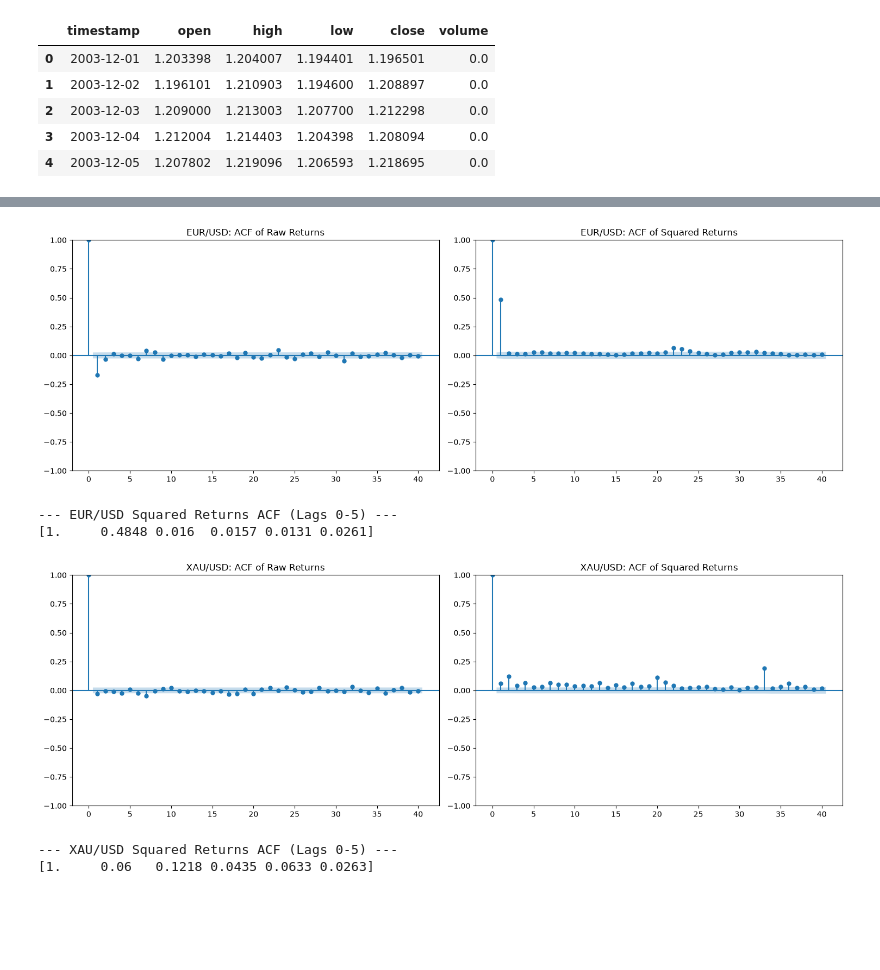
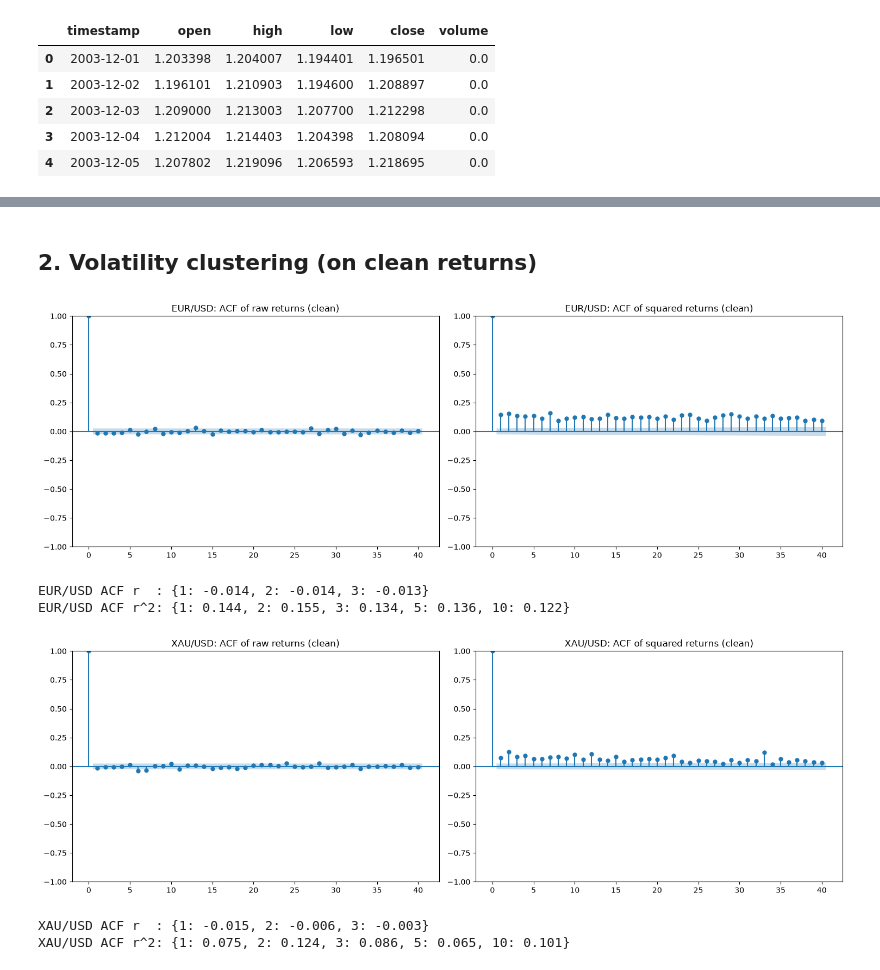
Before and after one commit to sebastiansalles/Synthetic-Market-Generator, a Jupyter notebook: notebooks/01_calibration.ipynb, the cells around one changed output, grey strips where cells are left out. Cells and saved outputs as stored; diff of their text form; code cells hidden in the pictures; blank space fills up the shorter version.

```diff
--- a/notebooks/01_calibration.ipynb
+++ b/notebooks/01_calibration.ipynb
@@ -70,24 +114,18 @@ reality
 # %%
 import scipy.stats as stats
 
-def plot_fat_tails(df: pd.DataFrame, name: str):
-    r = log_returns(df)
+
+def plot_fat_tails(r, name):
     mu, std = r.mean(), r.std()
-
     fig, ax = plt.subplots(figsize=(10, 5))
-    # Plot empirical histogram
-    ax.hist(r, bins=100, density=True, alpha=0.6, color='steelblue', label=f'{name} Empirical')
-
-    # Plot theoretical normal distribution
-    xmin, xmax = ax.get_xlim()
-    x = np.linspace(xmin, xmax, 100)
-    p = stats.norm.pdf(x, mu, std)
-
-    ax.plot(x, p, 'k', linewidth=2, label=f'Normal (mu={mu:.5f}, std={std:.5f})')
-    ax.set_title(f"Task 1: {name} Daily Log Returns vs. Normal Distribution")
+    ax.hist(r, bins=100, density=True, alpha=0.6, color="steelblue", label=f"{name} empirical (clean)")
+    x = np.linspace(r.min(), r.max(), 400)
+    ax.plot(x, stats.norm.pdf(x, mu, std), "k", lw=2, label=f"Normal(mu={mu:.5f}, std={std:.5f})")
+    ax.set_title(f"{name} daily log returns (clean) vs Normal")
     ax.legend()
     plt.show()
 
-plot_fat_tails(eurusd_d, "EUR/USD")
-plot_fat_tails(xauusd_d, "XAU/USD")
+
+for name in daily:
+    plot_fat_tails(scrubbed[name], name)
 # %% [output]
@@ -96,29 +134,26 @@ plot_fat_tails(xauusd_d, "XAU/USD")
+# %% [markdown]
+## 2. Volatility clustering (on clean returns)
 # %%
 import statsmodels.api as sm
 from statsmodels.graphics.tsaplots import plot_acf
 
-def plot_vol_clustering(df: pd.DataFrame, name: str):
-    r = log_returns(df)
+
+def plot_vol_clustering(r, name):
     fig, axes = plt.subplots(1, 2, figsize=(15, 5))
-
-    # Plot ACFs
-    plot_acf(r, lags=40, ax=axes[0], alpha=0.05, title=f"{name}: ACF of Raw Returns")
-    plot_acf(r**2, lags=40, ax=axes[1], alpha=0.05, title=f"{name}: ACF of Squared Returns")
+    plot_acf(r, lags=40, ax=axes[0], alpha=0.05, title=f"{name}: ACF of raw returns (clean)")
+    plot_acf(r**2, lags=40, ax=axes[1], alpha=0.05, title=f"{name}: ACF of squared returns (clean)")
     plt.tight_layout()
     plt.show()
+    print(f"{name} ACF r  :", {k: round(v, 3) for k, v in acf_values(r, [1, 2, 3]).items()})
+    print(f"{name} ACF r^2:", {k: round(v, 3) for k, v in acf_values(r**2, [1, 2, 3, 5, 10]).items()})
 
-    # Extract numerical ACF targets to report back
-    acf_sq = sm.tsa.acf(r**2, nlags=5)
-    print(f"--- {name} Squared Returns ACF (Lags 0-5) ---")
-    print(np.round(acf_sq, 4))
-    print("\n")
 
-plot_vol_clustering(eurusd_d, "EUR/USD")
-plot_vol_clustering(xauusd_d, "XAU/USD")
+for name in daily:
+    plot_vol_clustering(scrubbed[name], name)
 # %% [output]
-[figure, old version]
+[figure, new version]
---- EUR/USD Squared Returns ACF (Lags 0-5) ---
-[1.     0.4848 0.016  0.0157 0.0131 0.0261]
+EUR/USD ACF r  : {1: -0.014, 2: -0.014, 3: -0.013}
+EUR/USD ACF r^2: {1: 0.144, 2: 0.155, 3: 0.134, 5: 0.136, 10: 0.122}
-[figure, old version]
+[figure, new version]
---- XAU/USD Squared Returns ACF (Lags 0-5) ---
-[1.     0.06   0.1218 0.0435 0.0633 0.0263]
+XAU/USD ACF r  : {1: -0.015, 2: -0.006, 3: -0.003}
+XAU/USD ACF r^2: {1: 0.075, 2: 0.124, 3: 0.086, 5: 0.065, 10: 0.101}
```
Also changed, not shown: parts of 22 cells of this notebook, 3 other files.
